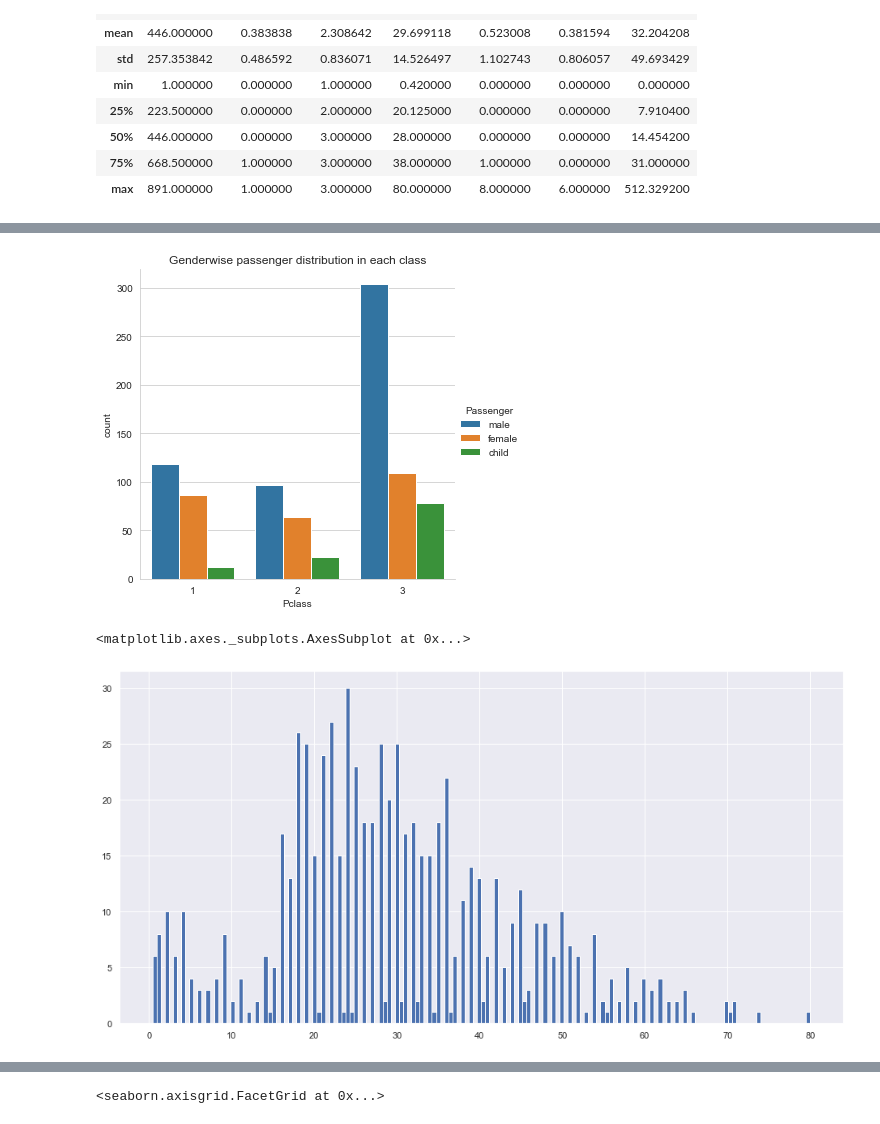
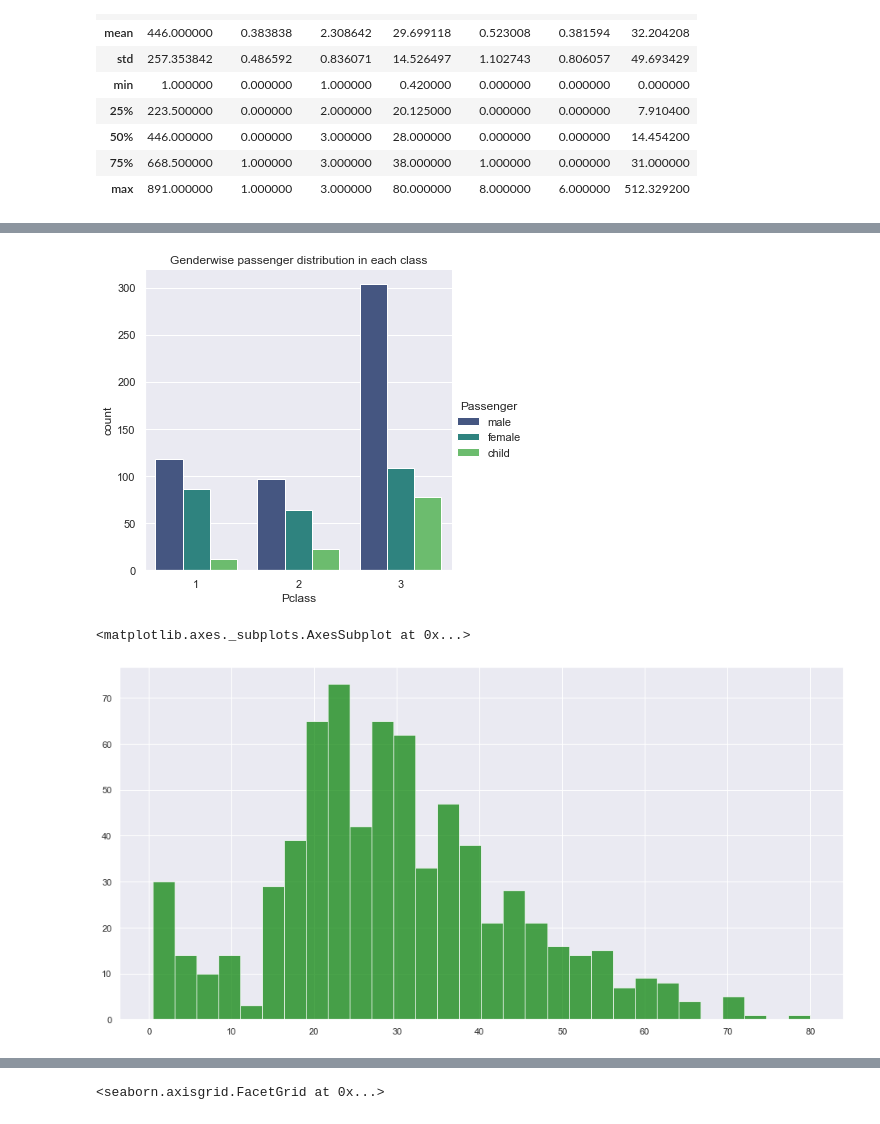
Before and after one commit to rshmnkgit/Data-Science, a Jupyter notebook: EDA/EDA_Titanic.ipynb, the cells around one changed output, grey strips where cells are left out. Saved outputs shown, nothing was run; the diff lists cells and outputs as text; code cells hidden in the pictures.

```diff
--- a/EDA/EDA_Titanic.ipynb
+++ b/EDA/EDA_Titanic.ipynb
@@ -214,13 +236,15 @@ train_df
 # %%
 # Genderwise, Agewise passenger distribution in each class
-sns.catplot(x='Pclass', data=train_df, hue='Passenger', kind='count')
+sns.catplot(x='Pclass', data=train_df, hue='Passenger', kind='count', palette=cpalette)
 plt.title("Genderwise passenger distribution in each class")
 plt.show()
 # %% [output]
-[figure, old version]
+[figure, new version]
 # %%
 sns.set(rc={'figure.figsize':(16,8)})
-train_df['Age'].hist(bins=160)
+train_df['Age'].hist(bins=30, alpha=0.7, color='green')
+
+# , palette=cpalette
 # %% [output]
 <matplotlib.axes._subplots.AxesSubplot at 0x...>
-[figure, old version]
+[figure, new version]
```
Also changed, not shown: parts of 11 cells of this notebook.
